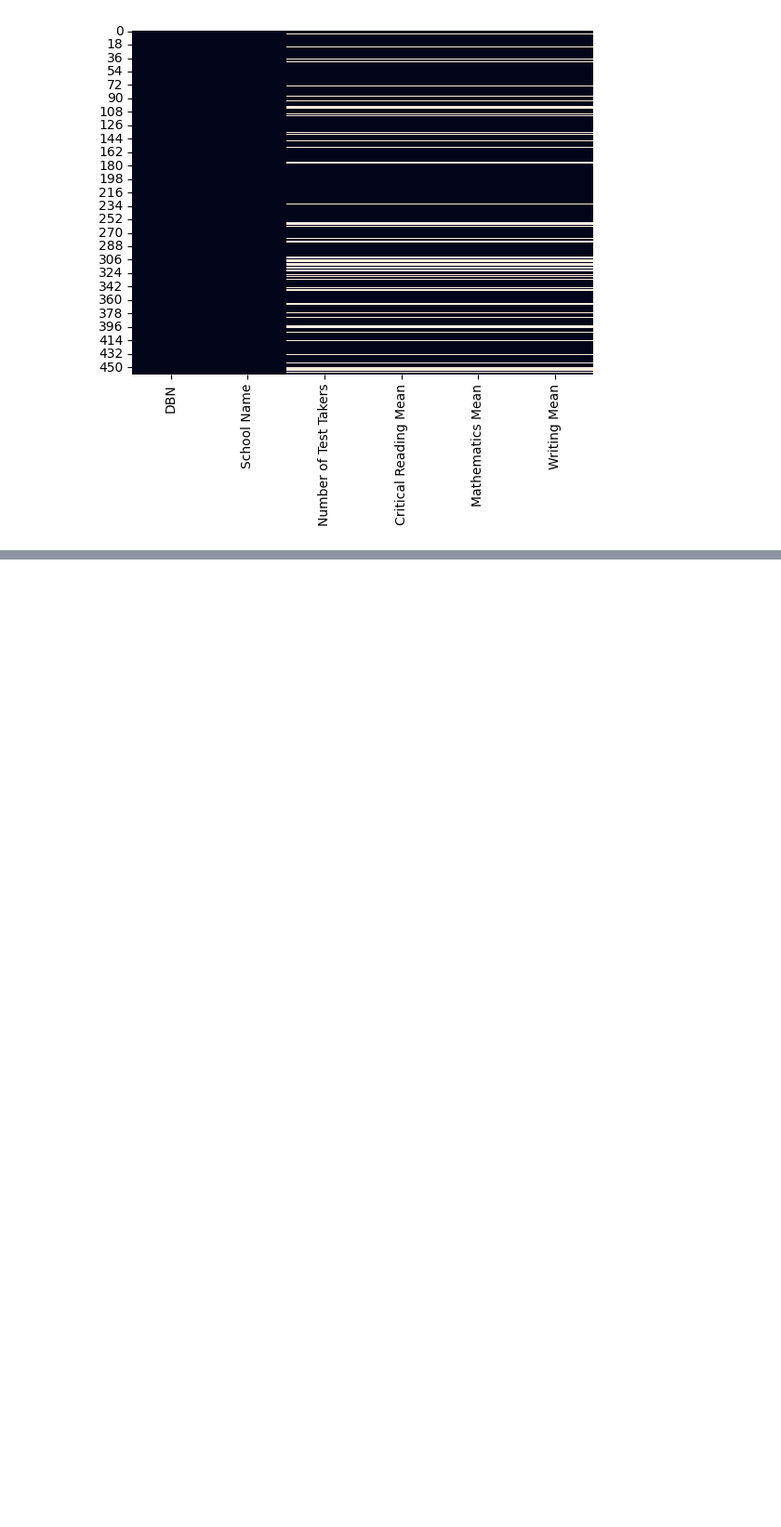
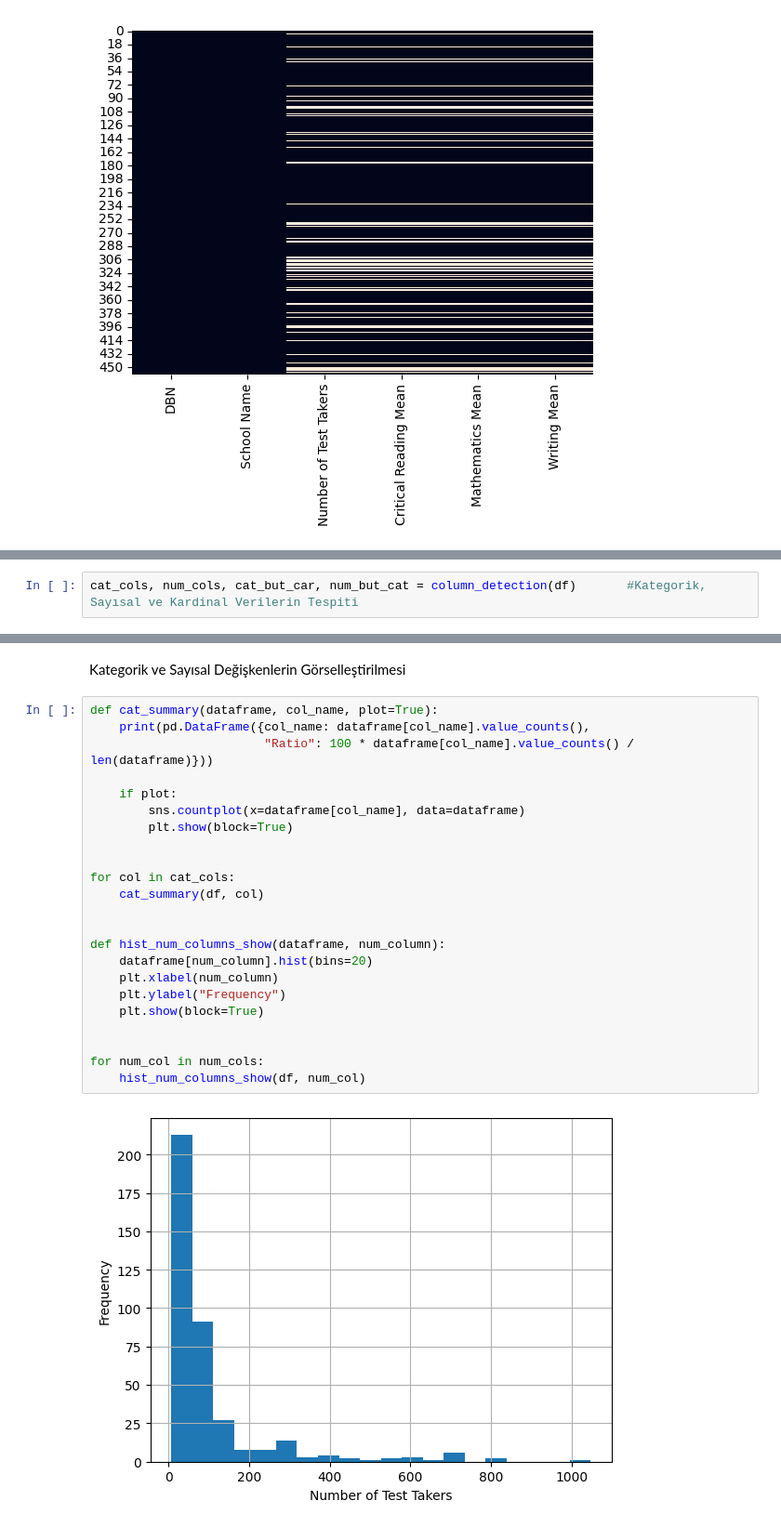
Before and after one commit to basakozgurr/basakozgurr, a Jupyter notebook: college_exam_results_sat.ipynb, the cells around one changed output, grey strips where cells are left out. Shown: that part at 93% size. Cells and saved outputs as stored; diff of their text form; blank space fills up the shorter version.

```diff
--- a/college_exam_results_sat.ipynb
+++ b/college_exam_results_sat.ipynb
@@ -65,0 +148,2 @@ sns.heatmap(df.isnull(),cbar=False)           #verilerdeki boşlukları görsell
+# %%
+cat_cols, num_cols, cat_but_car, num_but_cat = column_detection(df)       #Kategorik, Sayısal ve Kardinal Verilerin Tespiti
@@ -65,0 +170,27 @@ sns.heatmap(df.isnull(),cbar=False)           #verilerdeki boşlukları görsell
+# %% [markdown]
+Kategorik ve Sayısal Değişkenlerin Görselleştirilmesi
+# %%
+def cat_summary(dataframe, col_name, plot=True):
+    print(pd.DataFrame({col_name: dataframe[col_name].value_counts(),
+                        "Ratio": 100 * dataframe[col_name].value_counts() / len(dataframe)}))
+
+    if plot:
+        sns.countplot(x=dataframe[col_name], data=dataframe)
+        plt.show(block=True)
+
+
+for col in cat_cols:
+    cat_summary(df, col)
+
+
+def hist_num_columns_show(dataframe, num_column):
+    dataframe[num_column].hist(bins=20)
+    plt.xlabel(num_column)
+    plt.ylabel("Frequency")
+    plt.show(block=True)
+
+
+for num_col in num_cols:
+    hist_num_columns_show(df, num_col)
+# %% [output]
+[figure, added]
```
Also changed, not shown: parts of 23 cells of this notebook.
